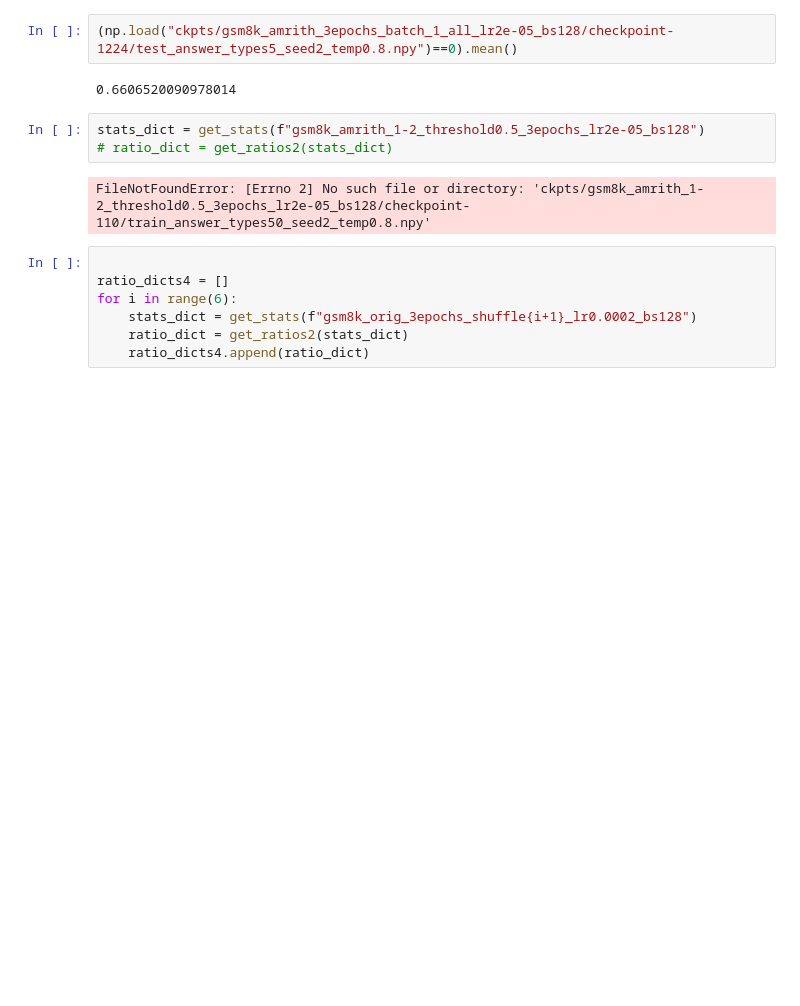
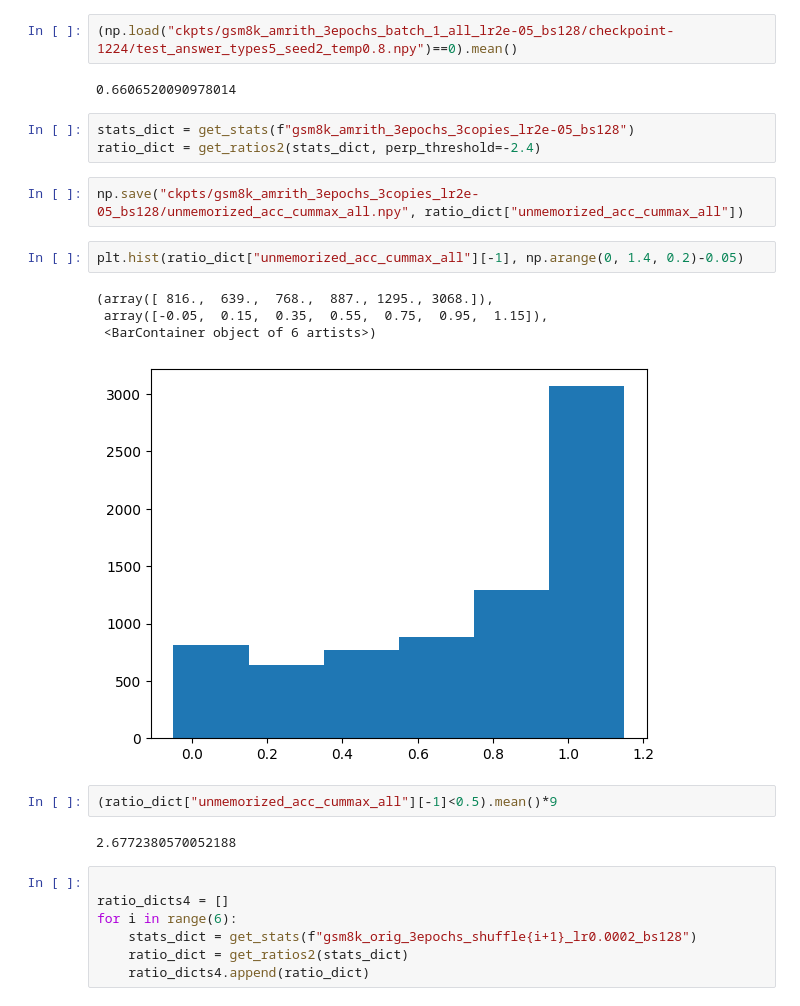
Before and after one commit to katiekang1998/reasoning_data, a Jupyter notebook: gsm8k_orig_shuffle2.ipynb, the cells around one changed output. Cells and saved outputs as stored; diff of their text form; blank space fills up the shorter version.

```diff
--- a/gsm8k_orig_shuffle2.ipynb
+++ b/gsm8k_orig_shuffle2.ipynb
@@ -176,10 +178,21 @@ len(np.where(ratio_dict_new["unmemorized_acc_cummax_all"][-1]>=0.8)[0])*12
 # %% [output]
 0.6606520090978014
 # %%
-stats_dict = get_stats(f"gsm8k_amrith_1-2_threshold0.5_3epochs_lr2e-05_bs128")
-# ratio_dict = get_ratios2(stats_dict)
+stats_dict = get_stats(f"gsm8k_amrith_3epochs_3copies_lr2e-05_bs128")
+ratio_dict = get_ratios2(stats_dict, perp_threshold=-2.4)
-# %% [output]
-FileNotFoundError: [Errno 2] No such file or directory: 'ckpts/gsm8k_amrith_1-2_threshold0.5_3epochs_lr2e-05_bs128/checkpoint-110/train_answer_types50_seed2_temp0.8.npy'
+# %%
+np.save("ckpts/gsm8k_amrith_3epochs_3copies_lr2e-05_bs128/unmemorized_acc_cummax_all.npy", ratio_dict["unmemorized_acc_cummax_all"])
+# %%
+plt.hist(ratio_dict["unmemorized_acc_cummax_all"][-1], np.arange(0, 1.4, 0.2)-0.05)
+# %% [output]
+(array([ 816.,  639.,  768.,  887., 1295., 3068.]),
+ array([-0.05,  0.15,  0.35,  0.55,  0.75,  0.95,  1.15]),
+ <BarContainer object of 6 artists>)
+[figure, added]
+# %%
+(ratio_dict["unmemorized_acc_cummax_all"][-1]<0.5).mean()*9
+# %% [output]
+2.6772380570052188
 # %%
 
 ratio_dicts4 = []
```
Also changed, not shown: parts of 1 cell of this notebook, 9 other files.
